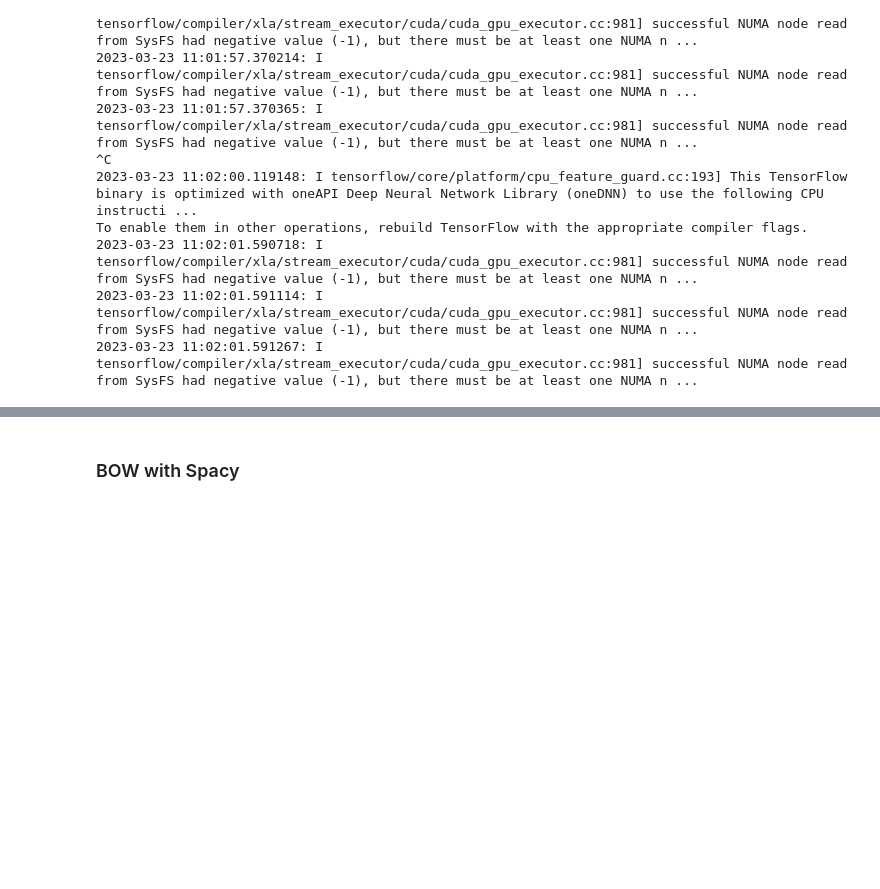
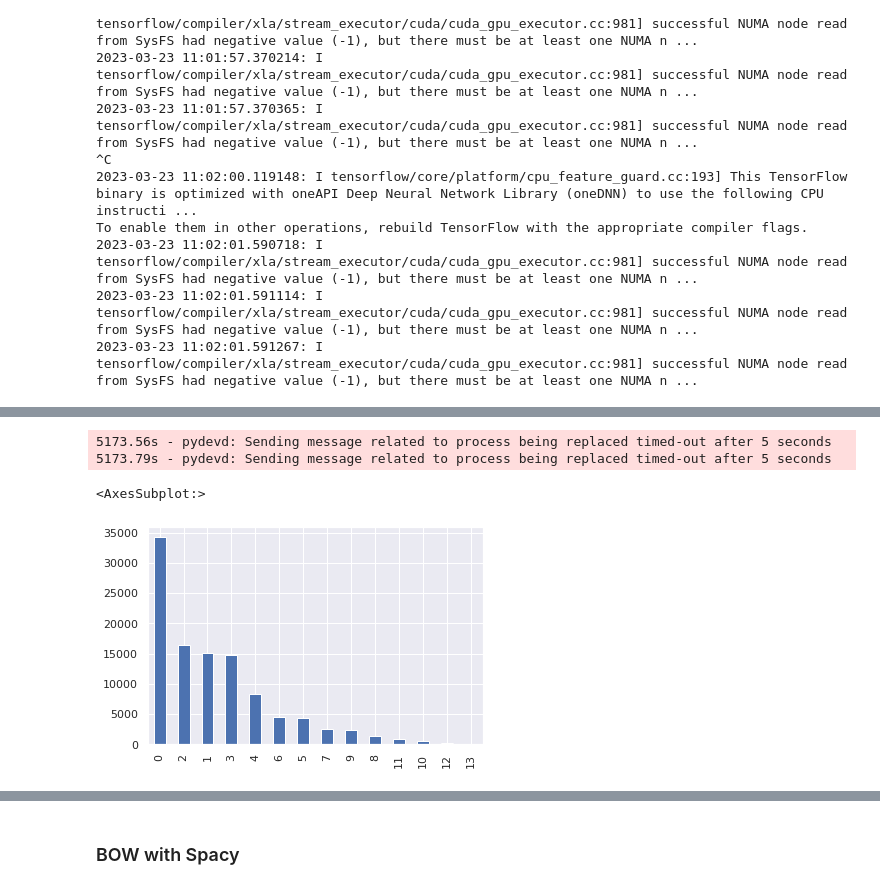
Before and after one commit to apersonnaz/OCR_IML_projet5, a Jupyter notebook: eval.ipynb, the cells around one changed output, grey strips where cells are left out. Drawn from its saved outputs; the diff is of its cells as text; code cells hidden in the pictures; blank space fills up the shorter version.

```diff
--- a/eval.ipynb
+++ b/eval.ipynb
@@ -216,0 +283,3 @@ def evaluate_predictions(y_val, y_pred_text, y_pred_code, mlb, model_name):
+# %%
+lda_model = LdaMulticore(corpus=text_corpus, id2word=text_dictionary,
+                         iterations=100, num_topics=14,  passes=100)
@@ -216,0 +339,11 @@ def evaluate_predictions(y_val, y_pred_text, y_pred_code, mlb, model_name):
+# %%
+train_df['text_topic'] = [sorted(lda_model[text_corpus][text])[0][0]
+                      for text in range(len(train_df.text))]
+# %% [output]
+5173.56s - pydevd: Sending message related to process being replaced timed-out after 5 seconds
+5173.79s - pydevd: Sending message related to process being replaced timed-out after 5 seconds
+# %%
+train_df.text_topic.value_counts().plot.bar()
+# %% [output]
+<AxesSubplot:>
+[figure, added]
```
Also changed, not shown: parts of 30 cells of this notebook, 1 other file.
